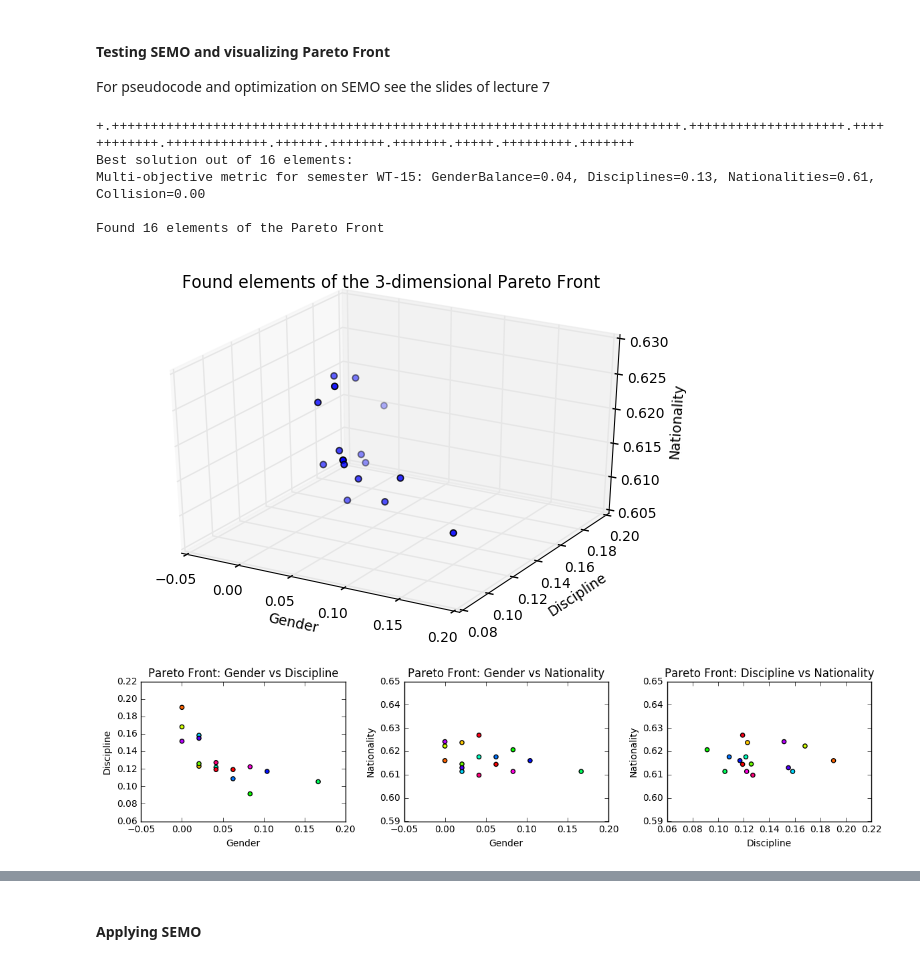
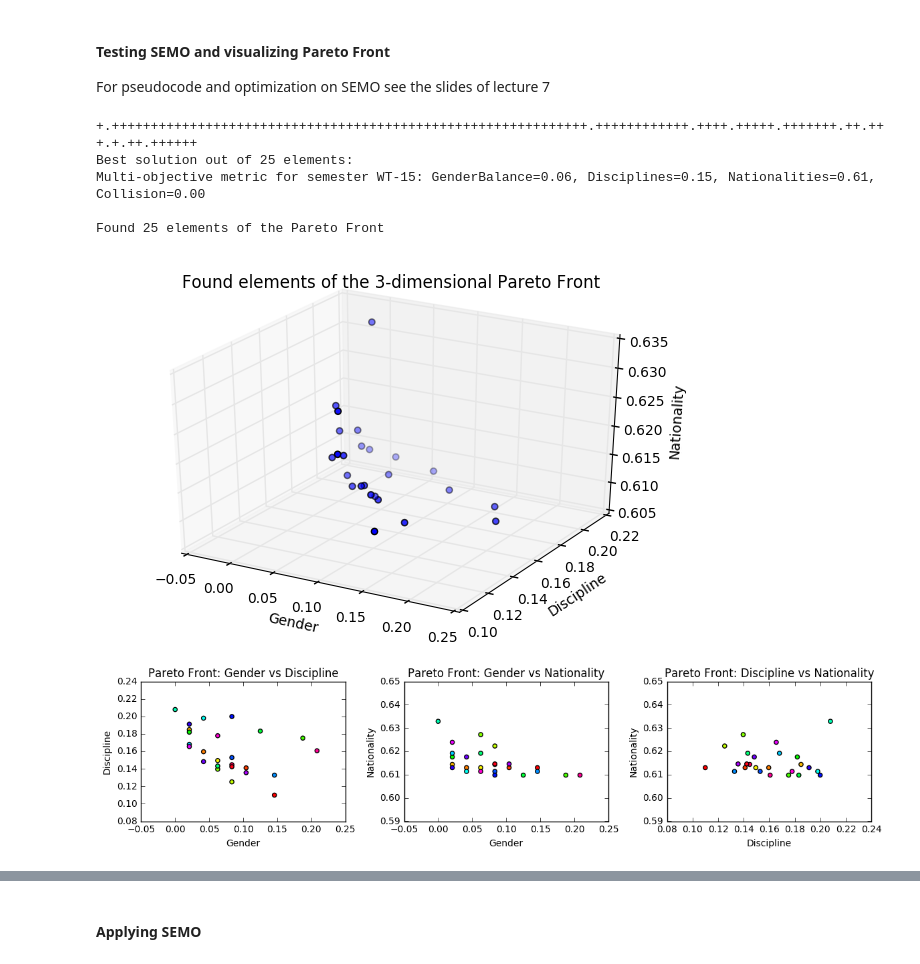
Before and after one commit to Chaoste/course-nia, a Jupyter notebook: project4/project4.ipynb, the cells around one changed output, grey strips where cells are left out. Saved outputs shown, nothing was run; the diff lists cells and outputs as text; code cells hidden in the pictures.

Commit message:
Test pareto fron with different params, generate results for all teamings

```diff
--- a/project4/project4.ipynb
+++ b/project4/project4.ipynb
@@ -42,15 +44,15 @@ Multi-objective metric for teaming 1: GenderBalance=0.29, Disciplines=0.38, Nati
 For pseudocode and optimization on SEMO see the slides of lecture 7
 # %%
 sem_students = students[students['Semester'] == 'WT-15']
-P = algo.semo(sem_students, 'WT-15', debug=True, epochs=5000, mutation_intensity=10, precision=6)
+P = algo.semo(sem_students, 'WT-15', debug=True, epochs=10000, mutation_intensity=30, precision=4)
 print('\nFound {} elements of the Pareto Front'.format(len(P)))
-utils.plot_pareto_front_3d(P, filename='output/pareto-3d-5000-10-6.pdf')
-utils.plot_pareto_front_2d(P, filename='output/pareto-2d-5000-10-6.pdf')
+utils.plot_pareto_front_3d(P, filename='output/pareto-3d-10000-30-4.pdf')
+utils.plot_pareto_front_2d(P, filename='output/pareto-2d-10000-30-4.pdf')
 # %% [output]
-+.+++++++++++++++++++++++++++++++++++++++++++++++++++++++++++++++++++++++++.++++++++++++++++++++.++++++++++++.+++++++++++++.++++++.+++++++.+++++++.+++++.+++++++++.+++++++
-Best solution out of 16 elements:
-Multi-objective metric for semester WT-15: GenderBalance=0.04, Disciplines=0.13, Nationalities=0.61, Collision=0.00
++.+++++++++++++++++++++++++++++++++++++++++++++++++++++++++++++.++++++++++++.++++.+++++.+++++++.++.+++.+.++.++++++
+Best solution out of 25 elements:
+Multi-objective metric for semester WT-15: GenderBalance=0.06, Disciplines=0.15, Nationalities=0.61, Collision=0.00
 
-Found 16 elements of the Pareto Front
+Found 25 elements of the Pareto Front
-[figure, old version]
+[figure, new version]
-[figure, old version]
+[figure, new version]
```
Also changed, not shown: parts of 13 cells of this notebook, 10 other files.
